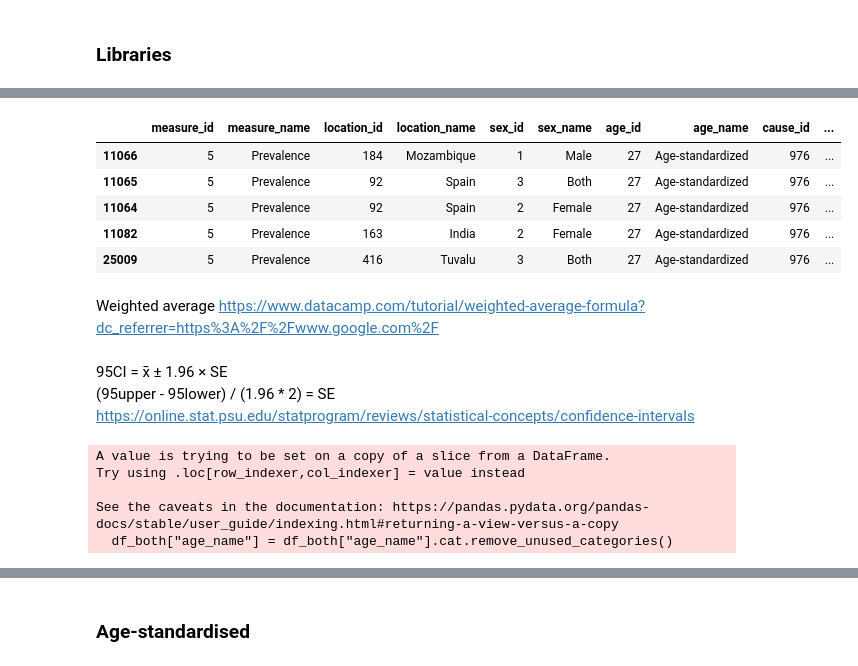
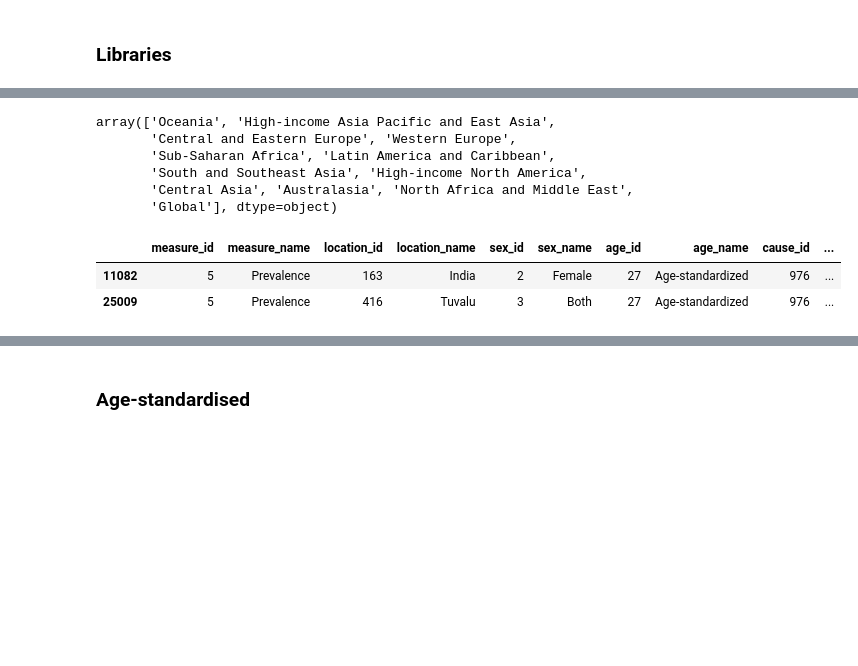
Before and after one commit to aldaszarnauskas/programming-for-data-analytics, a Jupyter notebook: project/project.ipynb, the cells around one changed output, grey strips where cells are left out. Saved outputs shown, nothing was run; the diff lists cells and outputs as text; code cells hidden in the pictures; blank space fills up the shorter version.

```diff
--- a/project/project.ipynb
+++ b/project/project.ipynb
@@ -43,7 +43,10 @@ Age Standardization: We will utilize age-standardized prevalence rates to contro
 # %%
+# Upload the T2D prevalence values
 df_T2D = pd.read_csv("../data/prev_num_allc_2023_both_T2D.csv")
+# Upload the population values for all countries between 1990-2023
 df_population = pd.read_csv("../data/pop_allc_allc_2023.csv")
-df_population = df_population[["location_name", "val", "sex_name"]]
+df_population = df_population[["location_name", "val", "sex_name", "age_name"]]
+# Upload age standardized percentages for all countries between 1990-2023
 df_agestand = pd.read_csv("../data/agestand_allc_ally_perc_T2D.csv")
 # %%
 df_T2D.head(2)
@@ -76,19 +72,3 @@ df_agestand.head(2)
 cols_to_fix = ['val', 'upper', 'lower']
 df_agestand[cols_to_fix] = df_agestand[cols_to_fix] * 100
-# %%
-df_agestand = pd.read_csv("../data/agestand_allc_ally_perc_T2D.csv")
-cols_to_fix = ['val', 'upper', 'lower']
-df_agestand[cols_to_fix] = df_agestand[cols_to_fix] * 100
-with open("../data/regions_updated.json", "r", encoding="utf-8") as f:
-    regions = json.load(f)
-
-country_to_region = {
-    country: region
-    for region, countries in regions.items()
-    for country in countries
-}
-
-country_to_region["Global"] = "Global"
-
-df_agestand["region"] = [country_to_region[acountry] for acountry in df_agestand["location_name"].to_list()]
 # %%
@@ -137,19 +127,19 @@ country_to_region = {
 country_to_region["Global"] = "Global"
 
 df["region"] = [country_to_region[acountry] for acountry in df["location_name"].to_list()]
+# %%
+# Check out all the regions
+df["region"].unique()
+# %% [output]
+array(['Oceania', 'High-income Asia Pacific and East Asia',
+       'Central and Eastern Europe', 'Western Europe',
+       'Sub-Saharan Africa', 'Latin America and Caribbean',
+       'South and Southeast Asia', 'High-income North America',
+       'Central Asia', 'Australasia', 'North Africa and Middle East',
+       'Global'], dtype=object)
 # %%
-df.tail()
+df.tail(2)
 # %% [output]
 |  | measure_id | measure_name | location_id | location_name | sex_id | sex_name | age_id | age_name | cause_id | ... |
-| 11066 | 5 | Prevalence | 184 | Mozambique | 1 | Male | 27 | Age-standardized | 976 | ... |
-| 11065 | 5 | Prevalence | 92 | Spain | 3 | Both | 27 | Age-standardized | 976 | ... |
-| 11064 | 5 | Prevalence | 92 | Spain | 2 | Female | 27 | Age-standardized | 976 | ... |
 | 11082 | 5 | Prevalence | 163 | India | 2 | Female | 27 | Age-standardized | 976 | ... |
 | 25009 | 5 | Prevalence | 416 | Tuvalu | 3 | Both | 27 | Age-standardized | 976 | ... |
-# %% [markdown]
-Weighted average
-https://www.datacamp.com/tutorial/weighted-average-formula?dc_referrer=https%3A%2F%2Fwww.google.com%2F
-# %% [markdown]
-95CI = x̄ ± 1.96 × SE
-(95upper - 95lower) / (1.96 * 2) = SE
-https://online.stat.psu.edu/statprogram/reviews/statistical-concepts/confidence-intervals
@@ -159,8 +145,0 @@ df_both = df[(df["sex_name"] == "Both") & (df["metric_name"] == "Number") & (df[
-# %%
-df_both["age_name"] = df_both["age_name"].cat.remove_unused_categories()
-# %% [output]
-A value is trying to be set on a copy of a slice from a DataFrame.
-Try using .loc[row_indexer,col_indexer] = value instead
-
-See the caveats in the documentation: https://pandas.pydata.org/pandas-docs/stable/user_guide/indexing.html#returning-a-view-versus-a-copy
-  df_both["age_name"] = df_both["age_name"].cat.remove_unused_categories()
```
Also changed, not shown: parts of 36 cells of this notebook.
